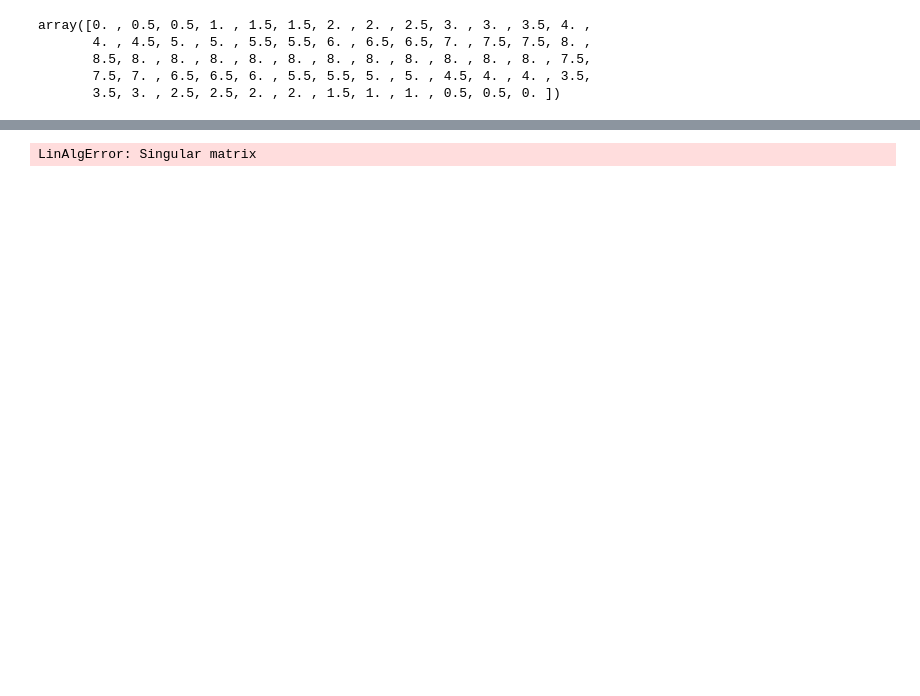
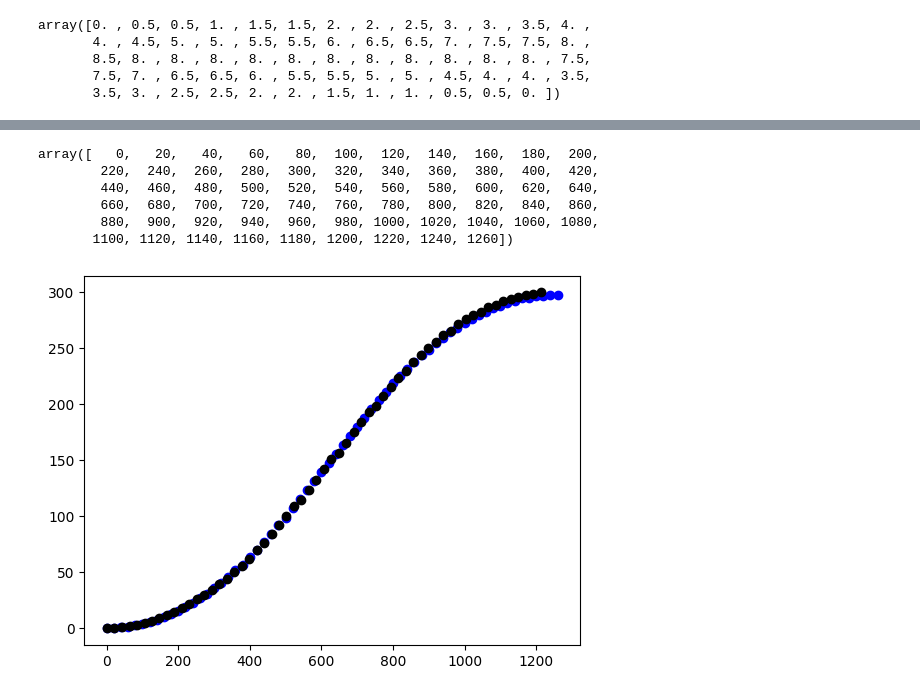
Before and after one commit to ba-13/auto_antenna_control, a Jupyter notebook: workspace/predict_position.ipynb, the cells around one changed output, grey strips where cells are left out. Cells and saved outputs as stored; diff of their text form; code cells hidden in the pictures; blank space fills up the shorter version.

```diff
--- a/workspace/predict_position.ipynb
+++ b/workspace/predict_position.ipynb
@@ -416,4 +421,7 @@ array([0. , 0.5, 0.5, 1. , 1.5, 1.5, 2. , 2. , 2.5, 3. , 3. , 3.5, 4. ,
 # %%
 n = len(ypred)
 # %%
-transform = 0.5 * (np.roll(np.eye(n), -1).T - np.roll(np.eye(n), 1).T)
+transform = -0.5 * np.roll(np.eye(n), 2).T + 0.5 * np.eye(n)
+transform[0][0] = 1
+transform[0][-1] = 0
+transform
@@ -420,4 +436,23 @@ transform = 0.5 * (np.roll(np.eye(n), -1).T - np.roll(np.eye(n), 1).T)
 # %%
-np.linalg.inv(transform)
+inv_transform = np.linalg.inv(transform)
-# %% [output]
-LinAlgError: Singular matrix
+# %%
+ypred = np.concatenate([[0], ypred[:-1]])
+# %%
+ypred = inv_transform @ ypred
+# %%
+Xnew
+# %% [output]
+array([   0,   20,   40,   60,   80,  100,  120,  140,  160,  180,  200,
+        220,  240,  260,  280,  300,  320,  340,  360,  380,  400,  420,
+        440,  460,  480,  500,  520,  540,  560,  580,  600,  620,  640,
+        660,  680,  700,  720,  740,  760,  780,  800,  820,  840,  860,
+        880,  900,  920,  940,  960,  980, 1000, 1020, 1040, 1060, 1080,
+       1100, 1120, 1140, 1160, 1180, 1200, 1220, 1240, 1260])
+# %%
+plt.scatter(Xnew, ypred, color="b")
+plt.scatter(dfs[idx][0], dfs[idx][1], color="k")
+# plt.scatter(Xt, yt, color="k")
+
+plt.show()
+# %% [output]
+[figure, added]
```
Also changed, not shown: parts of 32 cells of this notebook.
